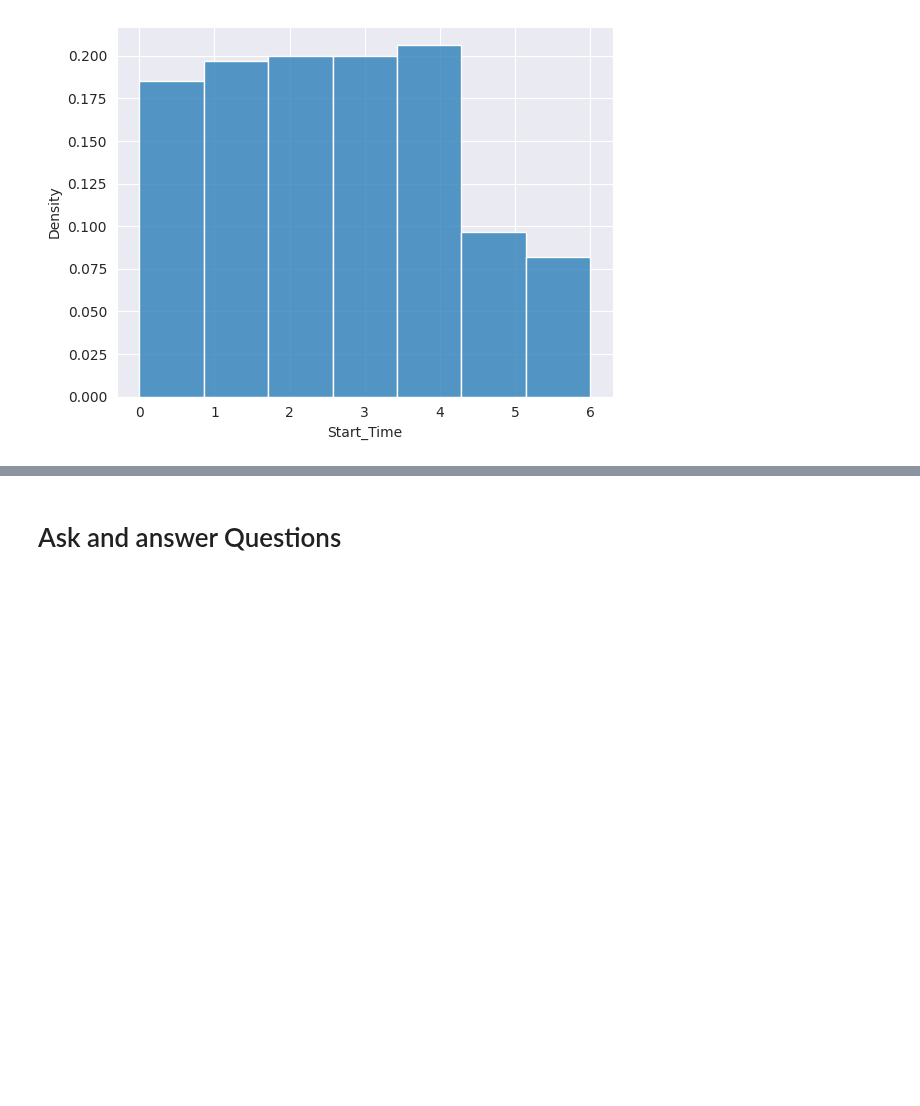
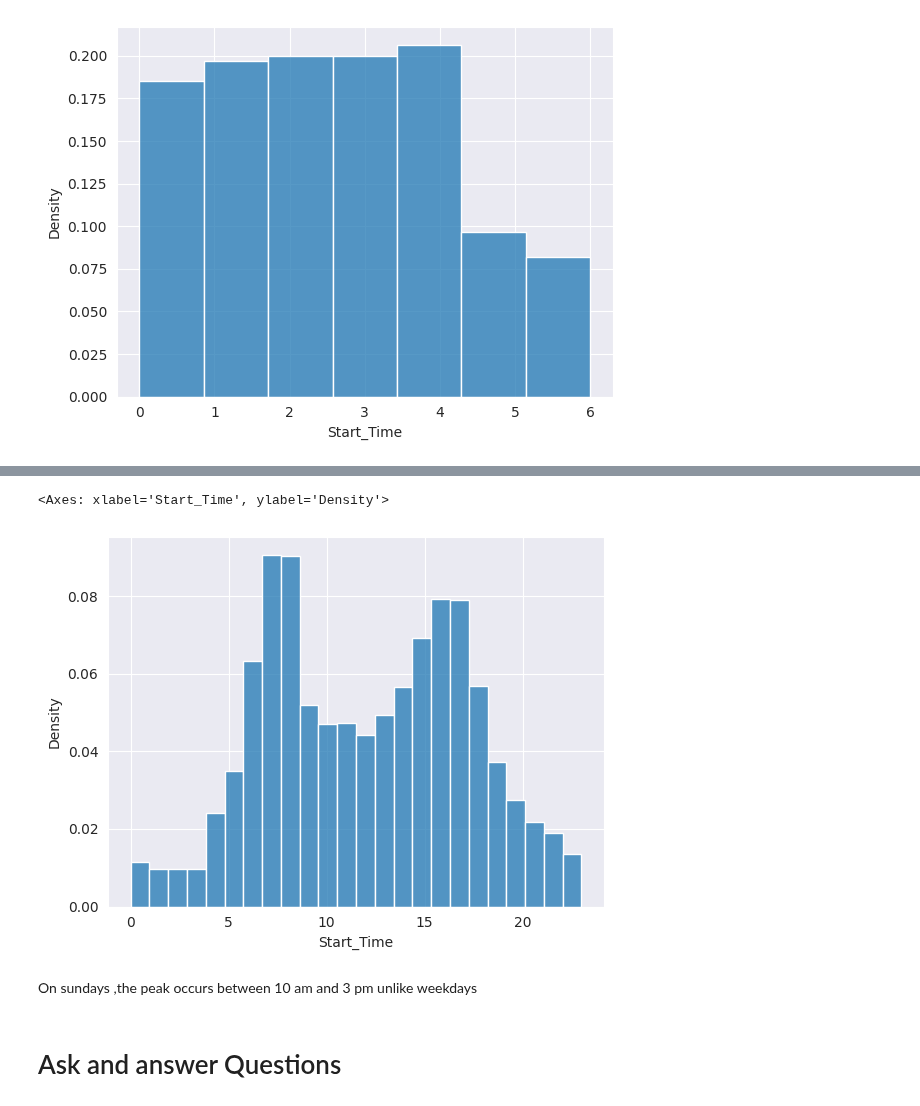
Before and after one commit to SanjilaGangaju/ExploratoryDataAnalysis_usingPython, a Jupyter notebook: us-accidents-eda.ipynb, the cells around one changed output, grey strips where cells are left out. Drawn from its saved outputs; the diff is of its cells as text; code cells hidden in the pictures; blank space fills up the shorter version.

```diff
--- a/us-accidents-eda.ipynb
+++ b/us-accidents-eda.ipynb
@@ -283,3 +292,12 @@ sns.histplot(data['Start_Time'].dt.dayofweek, bins=7, kde=False, stat='density')
+# %%
+mondays_start_time =data.Start_Time[data['Start_Time'].dt.dayofweek==0]
+# %%
+sns.histplot(mondays_start_time.dt.hour, bins=24, kde=False, stat='density')
+# %% [output]
+<Axes: xlabel='Start_Time', ylabel='Density'>
+[figure, added]
+# %% [markdown]
+On sundays ,the peak occurs between 10 am and 3 pm unlike weekdays
 # %% [markdown]
 # Ask and answer Questions
 # %% [markdown]
```
Also changed, not shown: parts of 3 cells of this notebook.
